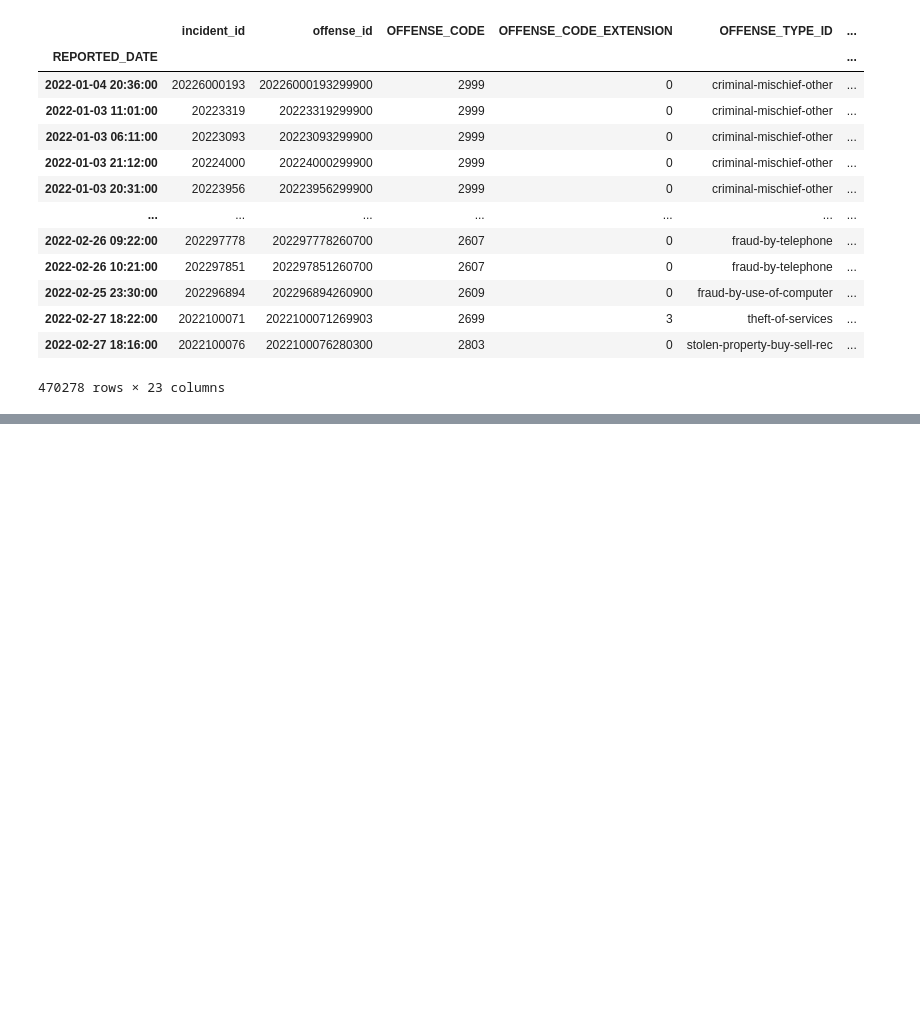
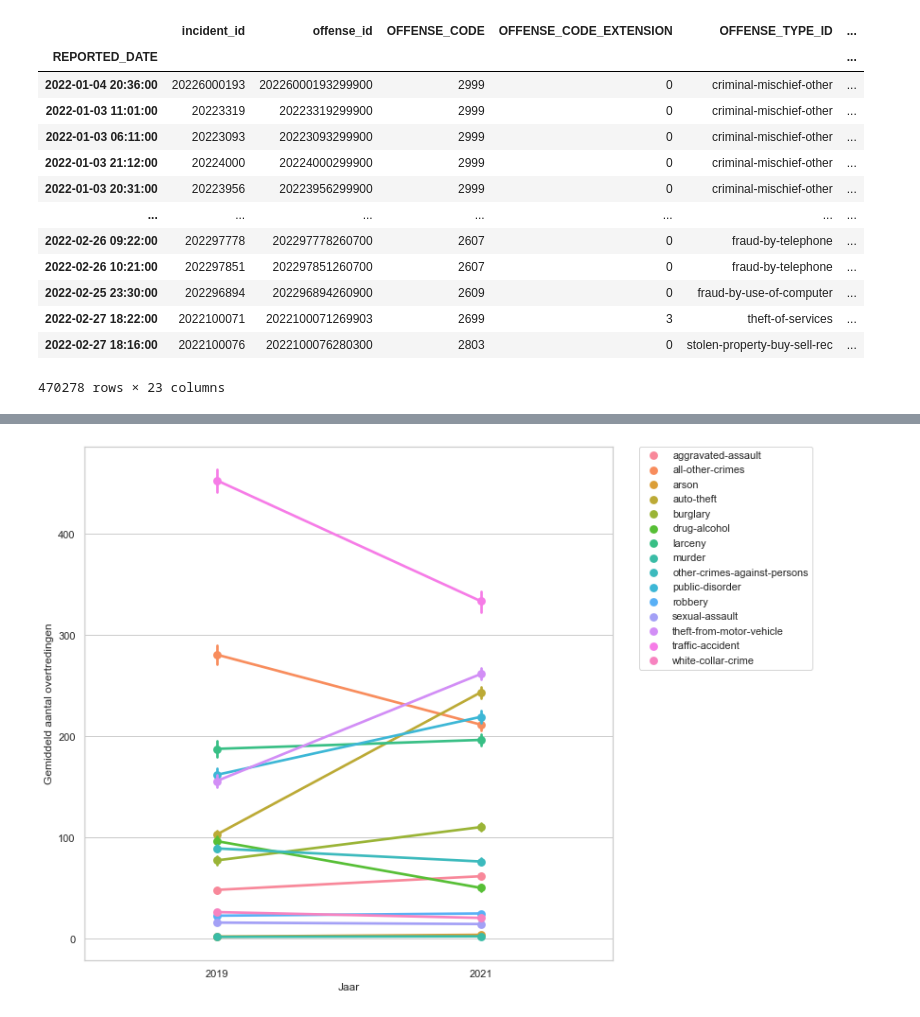
Before and after one commit to KolmschateS/poc-crime, a Jupyter notebook: covid.ipynb, the cells around one changed output, grey strips where cells are left out. Drawn from its saved outputs; the diff is of its cells as text; code cells hidden in the pictures; blank space fills up the shorter version.

```diff
--- a/covid.ipynb
+++ b/covid.ipynb
@@ -118,0 +112,13 @@ plt.show()
+# %%
+df_2019 = grouped_till22.loc[grouped_till22["Jaar"] == 2019]
+df_2021 = grouped_till22.loc[grouped_till22["Jaar"] == 2021]
+df_2019_2021 = df_2019.append(df_2021)
+
+plt.figure(figsize=(10, 10))
+sns.set(style="whitegrid")
+sns.pointplot(data=df_2019_2021, x="Jaar", y="Gemiddeld aantal overtredingen
+", hue="Overtreding")
+plt.legend(bbox_to_anchor=(1.05, 1), loc=2, borderaxespad=0)
+plt.show()
+# %% [output]
+[figure, added]
```
Also changed, not shown: parts of 5 cells of this notebook.
